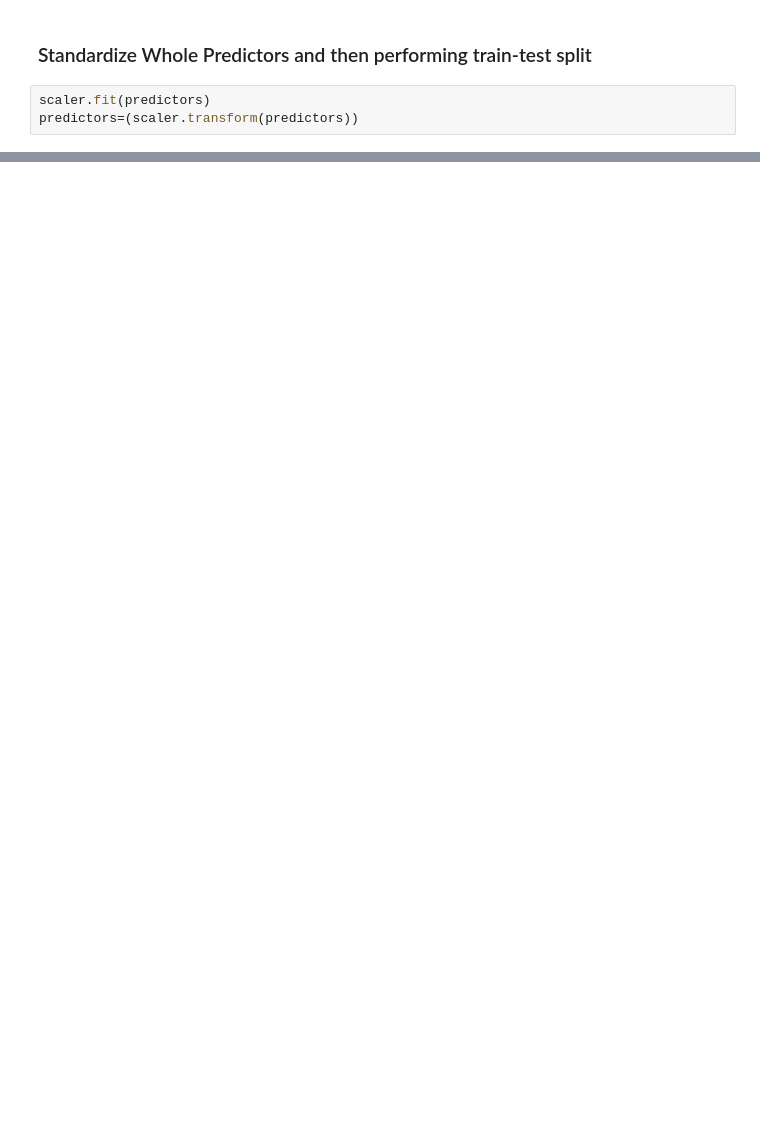
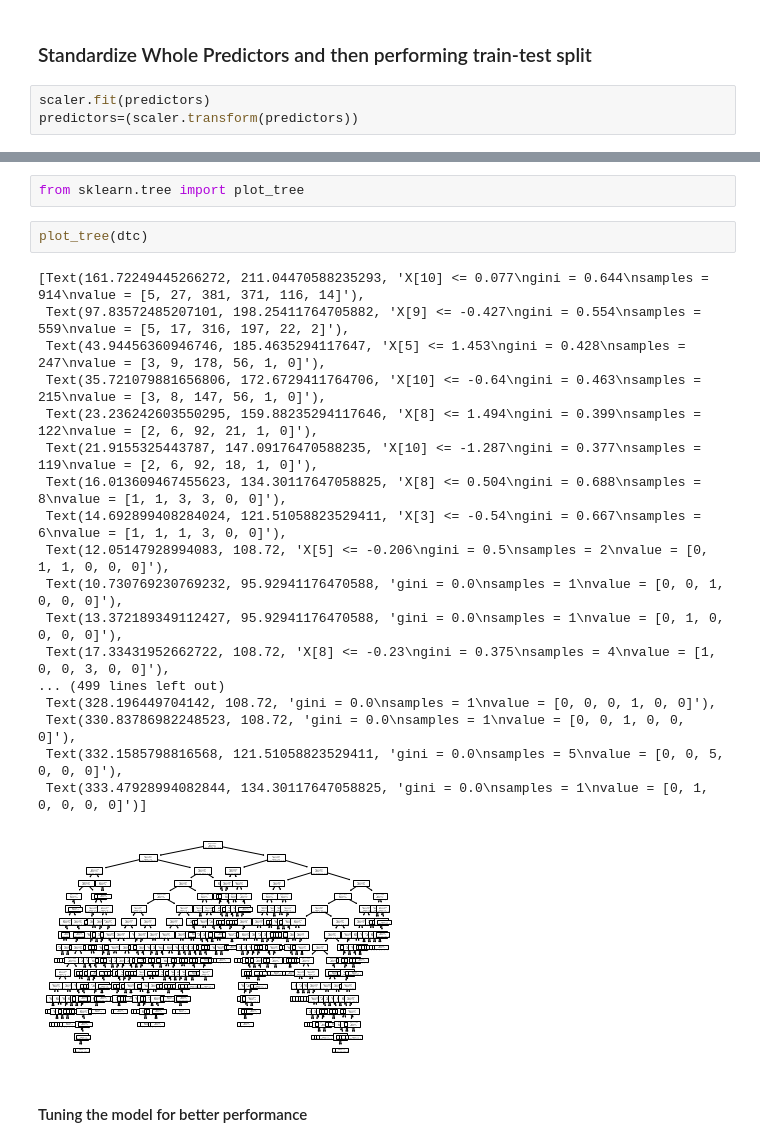
Before and after one commit to KishorSubbarayalu/ML-Classification, a Jupyter notebook: Wine Quality Classifiication.ipynb, the cells around one changed output, grey strips where cells are left out. Drawn from its saved outputs; the diff is of its cells as text; blank space fills up the shorter version.

Commit message:
Add Metrics for the decision tree and plot tree

```diff
--- a/Wine Quality Classifiication.ipynb
+++ b/Wine Quality Classifiication.ipynb
@@ -437,0 +438,25 @@ Accuracy score of the Decision Tree Model:
+# %%
+from sklearn.tree import plot_tree
+# %%
+plot_tree(dtc)
+# %% [output]
+[Text(161.72249445266272, 211.04470588235293, 'X[10] <= 0.077\ngini = 0.644\nsamples = 914\nvalue = [5, 27, 381, 371, 116, 14]'),
+ Text(97.83572485207101, 198.25411764705882, 'X[9] <= -0.427\ngini = 0.554\nsamples = 559\nvalue = [5, 17, 316, 197, 22, 2]'),
+ Text(43.94456360946746, 185.4635294117647, 'X[5] <= 1.453\ngini = 0.428\nsamples = 247\nvalue = [3, 9, 178, 56, 1, 0]'),
+ Text(35.721079881656806, 172.6729411764706, 'X[10] <= -0.64\ngini = 0.463\nsamples = 215\nvalue = [3, 8, 147, 56, 1, 0]'),
+ Text(23.236242603550295, 159.88235294117646, 'X[8] <= 1.494\ngini = 0.399\nsamples = 122\nvalue = [2, 6, 92, 21, 1, 0]'),
+ Text(21.9155325443787, 147.09176470588235, 'X[10] <= -1.287\ngini = 0.377\nsamples = 119\nvalue = [2, 6, 92, 18, 1, 0]'),
+ Text(16.013609467455623, 134.30117647058825, 'X[8] <= 0.504\ngini = 0.688\nsamples = 8\nvalue = [1, 1, 3, 3, 0, 0]'),
+ Text(14.692899408284024, 121.51058823529411, 'X[3] <= -0.54\ngini = 0.667\nsamples = 6\nvalue = [1, 1, 1, 3, 0, 0]'),
+ Text(12.05147928994083, 108.72, 'X[5] <= -0.206\ngini = 0.5\nsamples = 2\nvalue = [0, 1, 1, 0, 0, 0]'),
+ Text(10.730769230769232, 95.92941176470588, 'gini = 0.0\nsamples = 1\nvalue = [0, 0, 1, 0, 0, 0]'),
+ Text(13.372189349112427, 95.92941176470588, 'gini = 0.0\nsamples = 1\nvalue = [0, 1, 0, 0, 0, 0]'),
+ Text(17.33431952662722, 108.72, 'X[8] <= -0.23\ngini = 0.375\nsamples = 4\nvalue = [1, 0, 0, 3, 0, 0]'),
+... (499 lines left out)
+ Text(328.196449704142, 108.72, 'gini = 0.0\nsamples = 1\nvalue = [0, 0, 0, 1, 0, 0]'),
+ Text(330.83786982248523, 108.72, 'gini = 0.0\nsamples = 1\nvalue = [0, 0, 1, 0, 0, 0]'),
+ Text(332.1585798816568, 121.51058823529411, 'gini = 0.0\nsamples = 5\nvalue = [0, 0, 5, 0, 0, 0]'),
+ Text(333.47928994082844, 134.30117647058825, 'gini = 0.0\nsamples = 1\nvalue = [0, 1, 0, 0, 0, 0]')]
+[figure, added]
+# %% [markdown]
+#### Tuning the model for better performance
```
Also changed, not shown: parts of 16 cells of this notebook, 2 other files.
